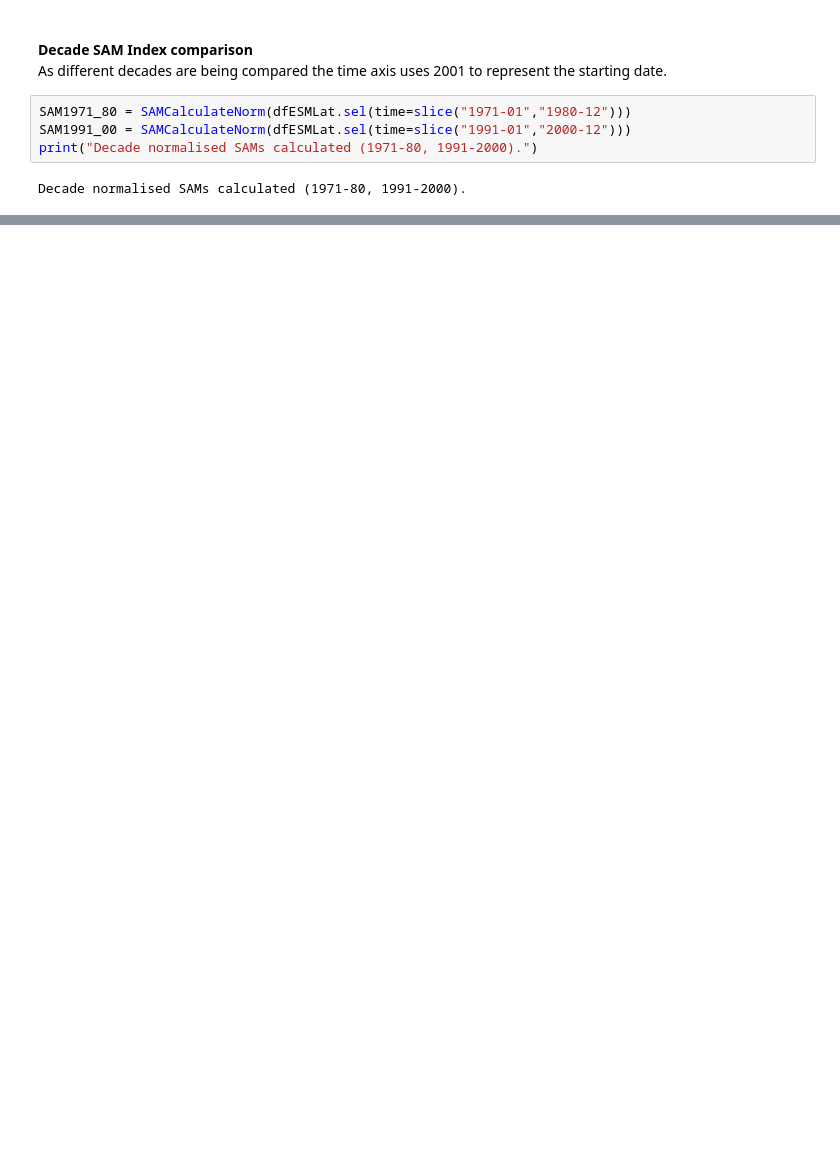
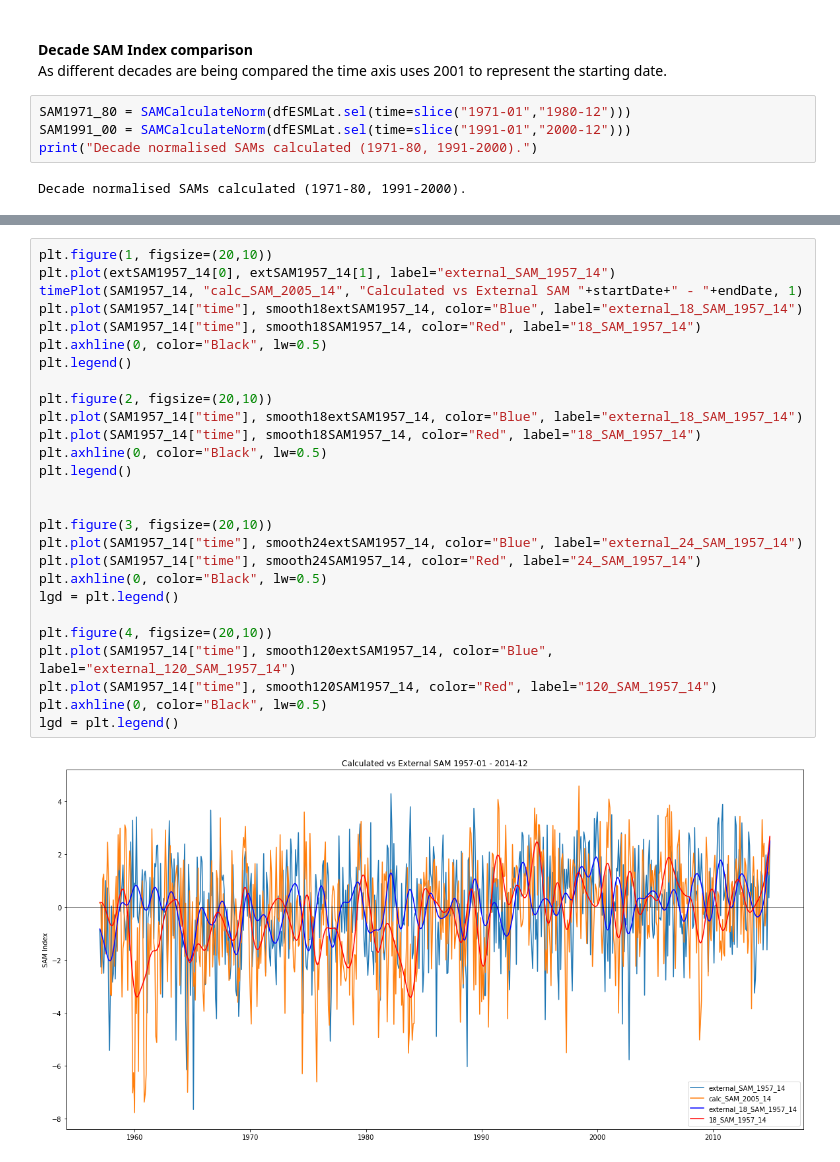
Before and after one commit to el1247/BAS_AI4ER_SAM, a Jupyter notebook: notebooks/exploratory/1.1_el_SAMAnalysis.ipynb, the cells around one changed output, grey strips where cells are left out. Cells and saved outputs as stored; diff of their text form; blank space fills up the shorter version.

```diff
--- a/notebooks/exploratory/1.1_el_SAMAnalysis.ipynb
+++ b/notebooks/exploratory/1.1_el_SAMAnalysis.ipynb
@@ -330,0 +406,29 @@ plt.show()
+# %%
+plt.figure(1, figsize=(20,10))
+plt.plot(extSAM1957_14[0], extSAM1957_14[1], label="external_SAM_1957_14")
+timePlot(SAM1957_14, "calc_SAM_2005_14", "Calculated vs External SAM "+startDate+" - "+endDate, 1)
+plt.plot(SAM1957_14["time"], smooth18extSAM1957_14, color="Blue", label="external_18_SAM_1957_14")
+plt.plot(SAM1957_14["time"], smooth18SAM1957_14, color="Red", label="18_SAM_1957_14")
+plt.axhline(0, color="Black", lw=0.5)
+plt.legend()
+
+plt.figure(2, figsize=(20,10))
+plt.plot(SAM1957_14["time"], smooth18extSAM1957_14, color="Blue", label="external_18_SAM_1957_14")
+plt.plot(SAM1957_14["time"], smooth18SAM1957_14, color="Red", label="18_SAM_1957_14")
+plt.axhline(0, color="Black", lw=0.5)
+plt.legend()
+
+
+plt.figure(3, figsize=(20,10))
+plt.plot(SAM1957_14["time"], smooth24extSAM1957_14, color="Blue", label="external_24_SAM_1957_14")
+plt.plot(SAM1957_14["time"], smooth24SAM1957_14, color="Red", label="24_SAM_1957_14")
+plt.axhline(0, color="Black", lw=0.5)
+lgd = plt.legend()
+
+plt.figure(4, figsize=(20,10))
+plt.plot(SAM1957_14["time"], smooth120extSAM1957_14, color="Blue", label="external_120_SAM_1957_14")
+plt.plot(SAM1957_14["time"], smooth120SAM1957_14, color="Red", label="120_SAM_1957_14")
+plt.axhline(0, color="Black", lw=0.5)
+lgd = plt.legend()
+# %% [output]
+[figure, added]
```
Also changed, not shown: parts of 15 cells of this notebook, 2 other files.
